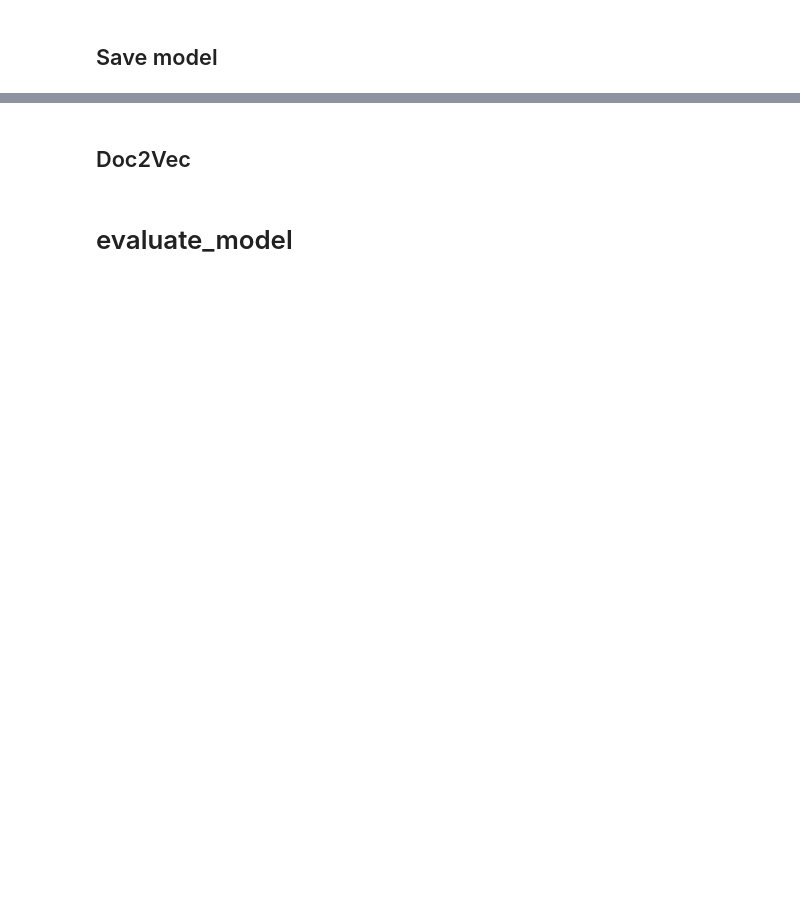
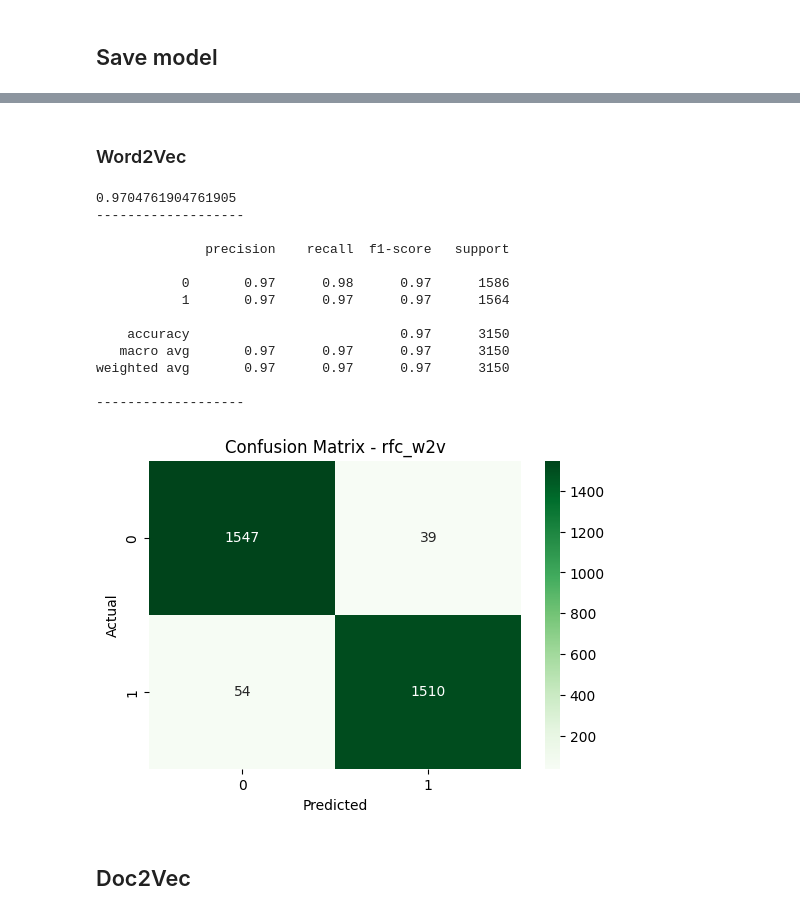
Before and after one commit to Hieu0112/DATN, a Jupyter notebook: AppDetection/Vietnamese/Detect_2_viet.ipynb, the cells around one changed output, grey strips where cells are left out. Drawn from its saved outputs; the diff is of its cells as text; code cells hidden in the pictures; blank space fills up the shorter version.

```diff
--- a/AppDetection/Vietnamese/Detect_2_viet.ipynb
+++ b/AppDetection/Vietnamese/Detect_2_viet.ipynb
@@ -440,2 +602,28 @@ pred_rfc_w2v = rfc_w2v.predict(Xv_testW2V)
+# %% [markdown]
+### Word2Vec
+# %%
+accuracy = accuracy_score(y_test, pred_rfc_w2v)
+print(accuracy)
+print('-------------------\n')
+
+print(classification_report(y_true=y_test, y_pred=pred_rfc_w2v))
+print('-------------------\n')
+
+evaluate_model(y_true=y_test, y_pred=pred_rfc_w2v,name_model="rfc_w2v", save=True)
+# %% [output]
+0.9704761904761905
+-------------------
+
+              precision    recall  f1-score   support
+
+           0       0.97      0.98      0.97      1586
+           1       0.97      0.97      0.97      1564
+
+    accuracy                           0.97      3150
+   macro avg       0.97      0.97      0.97      3150
+weighted avg       0.97      0.97      0.97      3150
+
+-------------------
+[figure, added]
 # %% [markdown]
 ## Doc2Vec
@@ -445,2 +629,0 @@ pred_rfc_d2v = rfc_d2v.predict(Xv_testD2V)
-# %% [markdown]
-# evaluate_model
```
Also changed, not shown: parts of 146 cells of this notebook, 9 other files.
